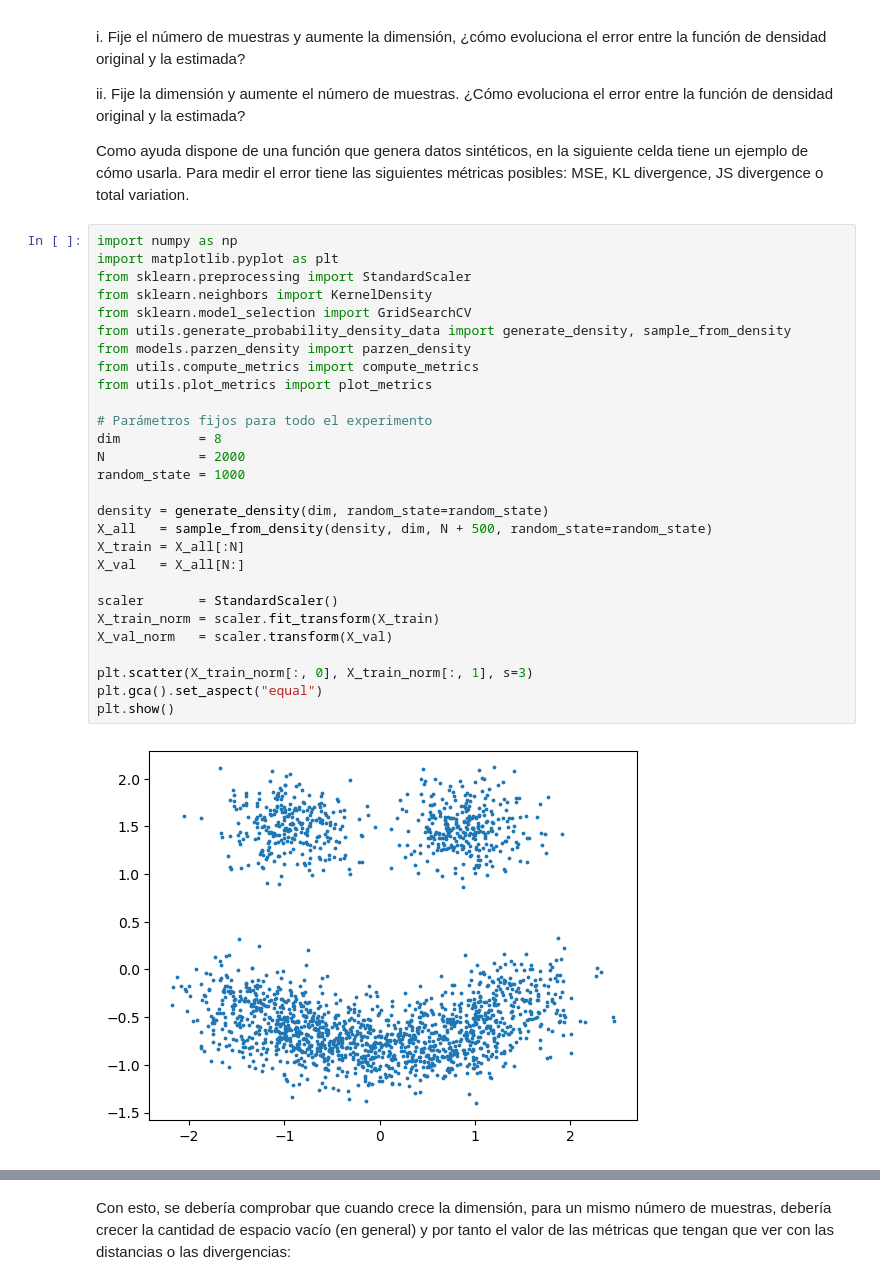
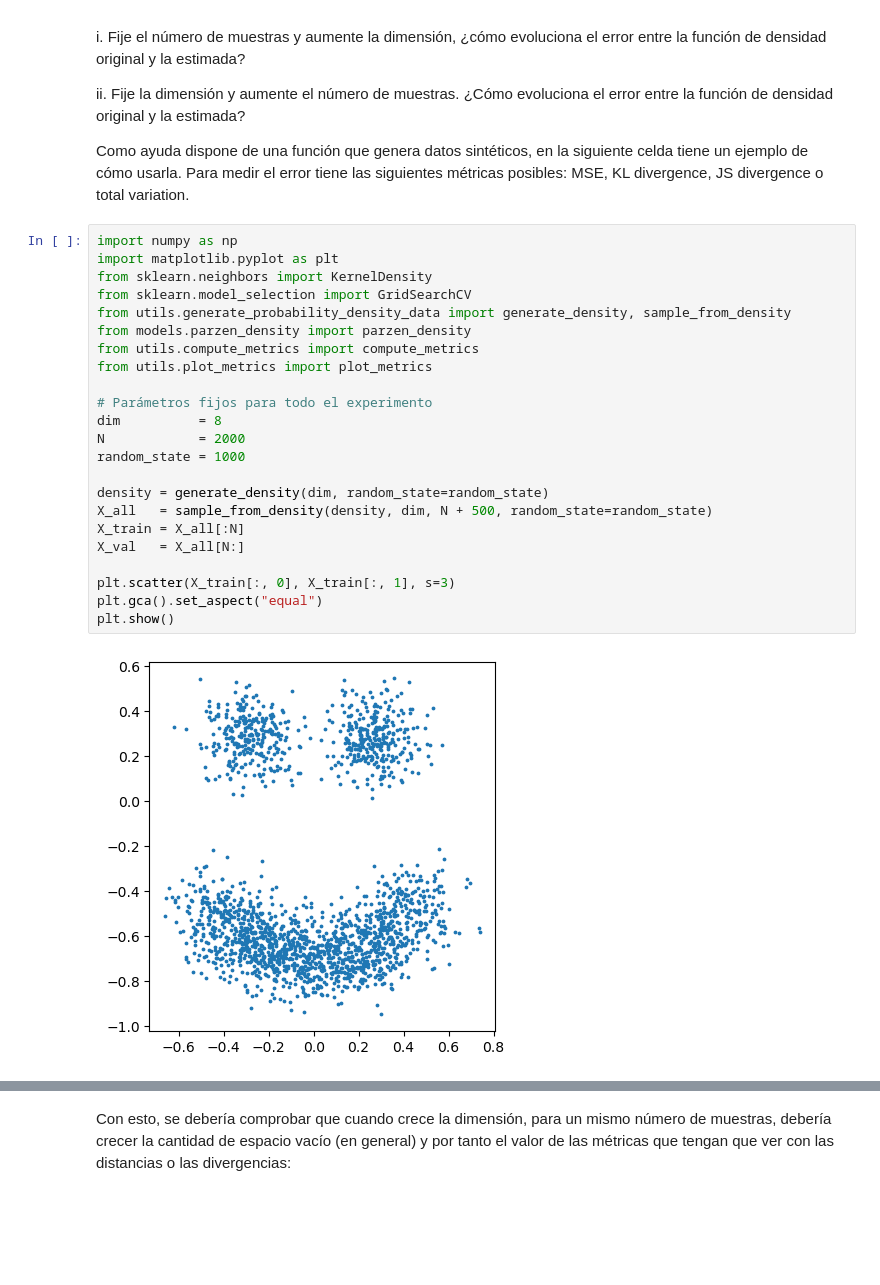
Before and after one commit to JosepDorronsoro/practicas3segundocuatri, a Jupyter notebook: apaut3/practicas/P03_AA3_2025_2026_12_Miranda_Dominguez/P03_AAIII_familia_exponencial.ipynb, the cells around one changed output, grey strips where cells are left out. Cells and saved outputs as stored; diff of their text form; blank space fills up the shorter version.

```diff
--- a/apaut3/practicas/P03_AA3_2025_2026_12_Miranda_Dominguez/P03_AAIII_familia_exponencial.ipynb
+++ b/apaut3/practicas/P03_AA3_2025_2026_12_Miranda_Dominguez/P03_AAIII_familia_exponencial.ipynb
@@ -74,31 +74,26 @@ Para medir el error tiene las siguientes métricas posibles: MSE, KL divergence,
 # %%
 import numpy as np
 import matplotlib.pyplot as plt
-from sklearn.preprocessing import StandardScaler
 from sklearn.neighbors import KernelDensity
 from sklearn.model_selection import GridSearchCV
 from utils.generate_probability_density_data import generate_density, sample_from_density
 from models.parzen_density import parzen_density
 from utils.compute_metrics import compute_metrics
 from utils.plot_metrics import plot_metrics
 
 # Parámetros fijos para todo el experimento
 dim          = 8
 N            = 2000
 random_state = 1000
 
 density = generate_density(dim, random_state=random_state)
 X_all   = sample_from_density(density, dim, N + 500, random_state=random_state)
 X_train = X_all[:N]
 X_val   = X_all[N:]
 
-scaler       = StandardScaler()
-X_train_norm = scaler.fit_transform(X_train)
-X_val_norm   = scaler.transform(X_val)
-
-plt.scatter(X_train_norm[:, 0], X_train_norm[:, 1], s=3)
+plt.scatter(X_train[:, 0], X_train[:, 1], s=3)
 plt.gca().set_aspect("equal")
 plt.show()
 # %% [output]
-[figure, old version]
+[figure, new version]
 # %% [markdown]
```
Also changed, not shown: parts of 38 cells of this notebook, 5 other files.
